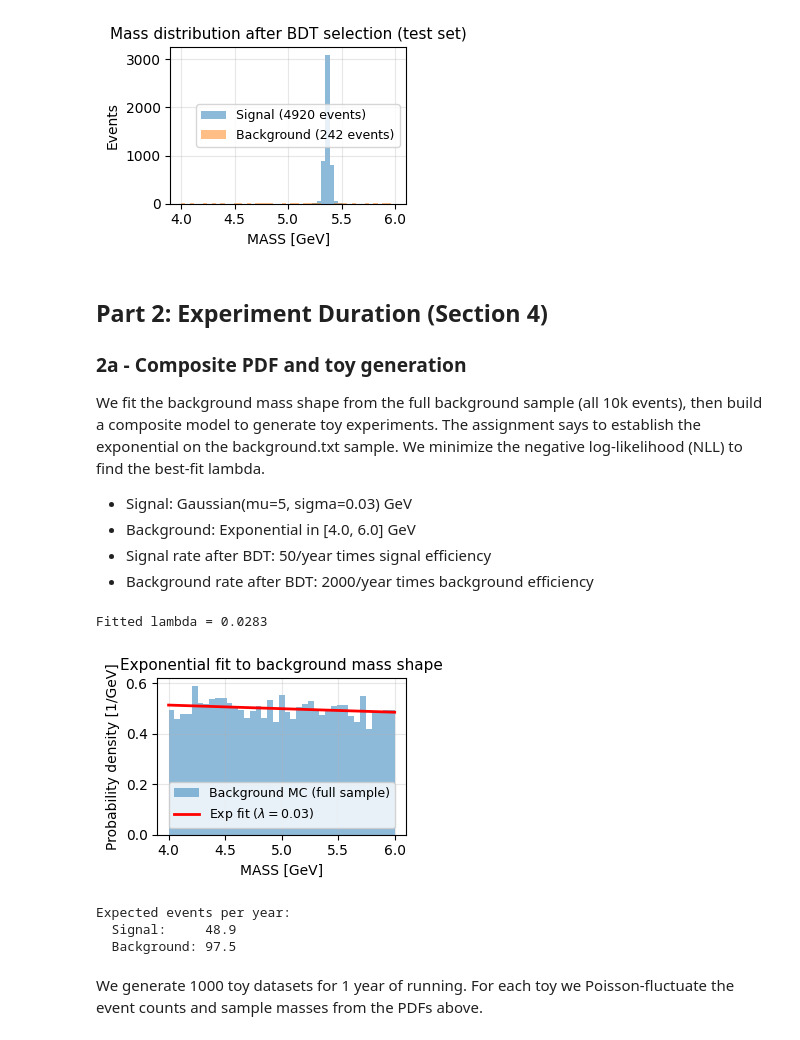
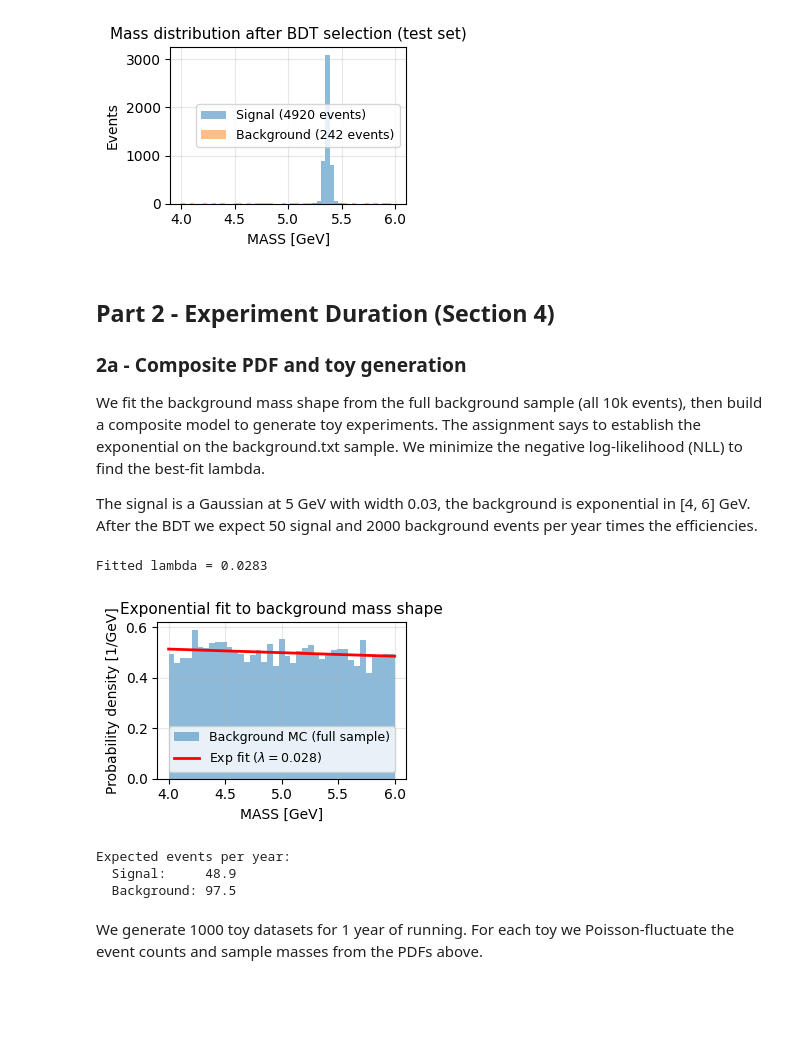
Before and after one commit to liuzzle/particle-discovery, a Jupyter notebook: particle_discovery.ipynb, the cells around one changed output. Saved outputs shown, nothing was run; the diff lists cells and outputs as text; code cells hidden in the pictures; blank space fills up the shorter version.

```diff
--- a/particle_discovery.ipynb
+++ b/particle_discovery.ipynb
@@ -128,37 +134,27 @@ The Fisher score quantifies how well a single feature separates two classes:
 
 $$F = \frac{(\mu_s - \mu_b)^2}{\sigma_s^2 + \sigma_b^2}$$
 # %%
-# compute Fisher score for each feature
 fisher_scores = {}
-
-# iterate over features and compute Fisher score using mean and variance of signal and background
 for feat in features:
     mu_s, mu_b = sig[feat].mean(), bkg[feat].mean()
     var_s, var_b = sig[feat].var(), bkg[feat].var()
-    # fisher score is (mu_s - mu_b)^2 / (var_s + var_b)
     fisher_scores[feat] = (mu_s - mu_b)**2 / (var_s + var_b)
 
-# create a DataFrame to display the scores in a table
 fisher_df = pd.DataFrame({
     'Feature': list(fisher_scores.keys()),
     'Fisher Score': list(fisher_scores.values())
 })
-# sort by Fisher score in descending order
-fisher_df = fisher_df.sort_values('Fisher Score', ascending=False)
-# reset index for cleaner display
-fisher_df = fisher_df.reset_index(drop=True)
+fisher_df = fisher_df.sort_values('Fisher Score', ascending=False).reset_index(drop=True)
 
-# print the table of Fisher scores
 print(fisher_df.to_string(index=False))
 
-# plot the Fisher scores as a horizontal bar chart
 fig, ax = plt.subplots(figsize=(3.3, 2.5))
 ax.barh(fisher_df['Feature'], fisher_df['Fisher Score'])
 ax.set_xlabel('Fisher Score')
 ax.set_title('Fisher Score Ranking')
 ax.invert_yaxis() # highest score on top
 ax.grid(True, alpha=0.3, axis='x')
-plt.tight_layout() # adjust layout to prevent clipping of labels
+plt.tight_layout()
 plt.savefig('plots/fisher_scores.png', dpi=200, bbox_inches='tight')
 plt.show()
 
@@ -406,64 +369,49 @@ Signal passing:     4920 / 5034
 Background passing: 242 / 4966
 [figure]
 # %% [markdown]
-## Part 2: Experiment Duration (Section 4)
+## Part 2 - Experiment Duration (Section 4)
 
 ### 2a - Composite PDF and toy generation
 
 We fit the background mass shape from the full background sample (all 10k events), then build a composite model to generate toy experiments. The assignment says to establish the exponential on the background.txt sample. We minimize the negative log-likelihood (NLL) to find the best-fit lambda.
 
-- Signal: Gaussian(mu=5, sigma=0.03) GeV
-- Background: Exponential in [4.0, 6.0] GeV
-- Signal rate after BDT: 50/year times signal efficiency
-- Background rate after BDT: 2000/year times background efficiency
+The signal is a Gaussian at 5 GeV with width 0.03, the background is exponential in [4, 6] GeV. After the BDT we expect 50 signal and 2000 background events per year times the efficiencies.
 # %%
-# mass_lower_bound and mass_upper_bound define the range of the mass variable we are interested in, which is around the expected mass of the new particle (5 GeV).
-# We will use this range to fit an exponential function to the background mass distribution
-mass_lower_bound, mass_upper_bound = 4.0, 6.0
-
-def exp_nll(background_slope, data, lo=4.0, hi=6.0):
-    """Negative log-likelihood for an exponential distribution with parameter lambda, normalized to the range [lo, hi]"""
-    # the PDF of an exponential distribution is f(x) = lambda * exp(-lambda * x) for x >= 0, but we need to normalize it to the range [lo, hi] since our data is only in that range.
-    normalization_constant = (np.exp(-background_slope * lo) - np.exp(-background_slope * hi)) / background_slope
-    # return the negative log-likelihood, which is -sum(log(f(x_i))) for all data points x_i
-    return -np.sum(-background_slope * data) + len(data) * np.log(normalization_constant)
+def exp_nll(lam, data):
+    Z = (np.exp(-lam * MASS_LO) - np.exp(-lam * MASS_HI)) / lam
+    return -np.sum(-lam * data) + len(data) * np.log(Z)
 
 # fit lambda from the full background sample (not just post-BDT)
-background_mass_values_full = bkg['MASS'].values # get the mass values
-# use scipy's minimize_scalar to find the value of lambda that minimizes the negative log-likelihood for the background mass distribution, with bounds to ensure we get a reasonable fit
-fit_result = optimize.minimize_scalar(lambda slope: exp_nll(slope, background_mass_values_full), bounds=(-5, 5), method='bounded')
-# the result of the optimization contains the optimal value of lambda in result.x, which we can extract and print
-fitted_background_slope = fit_result.x
+bkg_mass = bkg['MASS'].values
+fit_result = optimize.minimize_scalar(lambda slope: exp_nll(slope, bkg_mass), bounds=(-5, 5), method='bounded')
+lambda_fit = fit_result.x
 
-print(f"Fitted lambda = {fitted_background_slope:.4f}")
+print(f"Fitted lambda = {lambda_fit:.4f}")
 
-# plot the background mass distribution and the fitted exponential function to visualize the fit quality
 fig, ax = plt.subplots(figsize=(3.3, 2.5))
-bins = np.linspace(mass_lower_bound, mass_upper_bound, 40)
-ax.hist(background_mass_values_full, bins=bins, density=True, histtype='stepfilled',
+bins = np.linspace(MASS_LO, MASS_HI, 40)
+ax.hist(bkg_mass, bins=bins, density=True, histtype='stepfilled',
         alpha=0.5, label='Background MC (full sample)')
-mass_plot_values = np.linspace(mass_lower_bound, mass_upper_bound, 200)
-# compute the normalization constant for the exponential PDF over the range [mass_lower_bound, mass_upper_bound] using the fitted lambda, which is needed to plot the PDF correctly normalized to the data
-normalization_constant = (np.exp(-fitted_background_slope * mass_lower_bound) - np.exp(-fitted_background_slope * mass_upper_bound)) / fitted_background_slope
-ax.plot(mass_plot_values, np.exp(-fitted_background_slope * mass_plot_values) / normalization_constant, 'r-', lw=2, label=f'Exp fit ($\\lambda={fitted_background_slope:.2f}$)')
+m_plot = np.linspace(MASS_LO, MASS_HI, 200)
+Z = (np.exp(-lambda_fit * MASS_LO) - np.exp(-lambda_fit * MASS_HI)) / lambda_fit
+ax.plot(m_plot, np.exp(-lambda_fit * m_plot) / Z, 'r-', lw=2, label=f'Exp fit ($\\lambda={lambda_fit:.3f}$)')
 ax.set_xlabel('MASS [GeV]')
 ax.set_ylabel('Probability density [1/GeV]')
 ax.set_title('Exponential fit to background mass shape')
 ax.legend()
 ax.grid(True, alpha=0.3)
 plt.tight_layout()
 plt.savefig('plots/exp_fit.png', dpi=200, bbox_inches='tight')
 plt.show()
 
-# Estimate the expected number of signal and background events we would see in a year of data taking after applying the BDT selection
-expected_signal_events_per_year = 50 * signal_efficiency # if the true signal yield is 50 events per year, then the expected number of signal events we would see after applying the BDT selection is 50 times the signal efficiency, since signal_efficiency is the fraction of signal events that pass the BDT selection.
-expected_background_events_per_year = 2000 * background_efficiency # similarly, if the true background yield is 2000 events per year
+n_sig_per_year = N_SIG_PER_YEAR * sig_eff
+n_bkg_per_year = N_BKG_PER_YEAR * bkg_eff
 print(f"\nExpected events per year:")
-print(f"  Signal:     {expected_signal_events_per_year:.1f}")
-print(f"  Background: {expected_background_events_per_year:.1f}")
+print(f"  Signal:     {n_sig_per_year:.1f}")
+print(f"  Background: {n_bkg_per_year:.1f}")
 # %% [output]
 Fitted lambda = 0.0283
-[figure, old version]
+[figure, new version]
 Expected events per year:
   Signal:     48.9
   Background: 97.5
```
Also changed, not shown: parts of 29 cells of this notebook, 12 other files.
